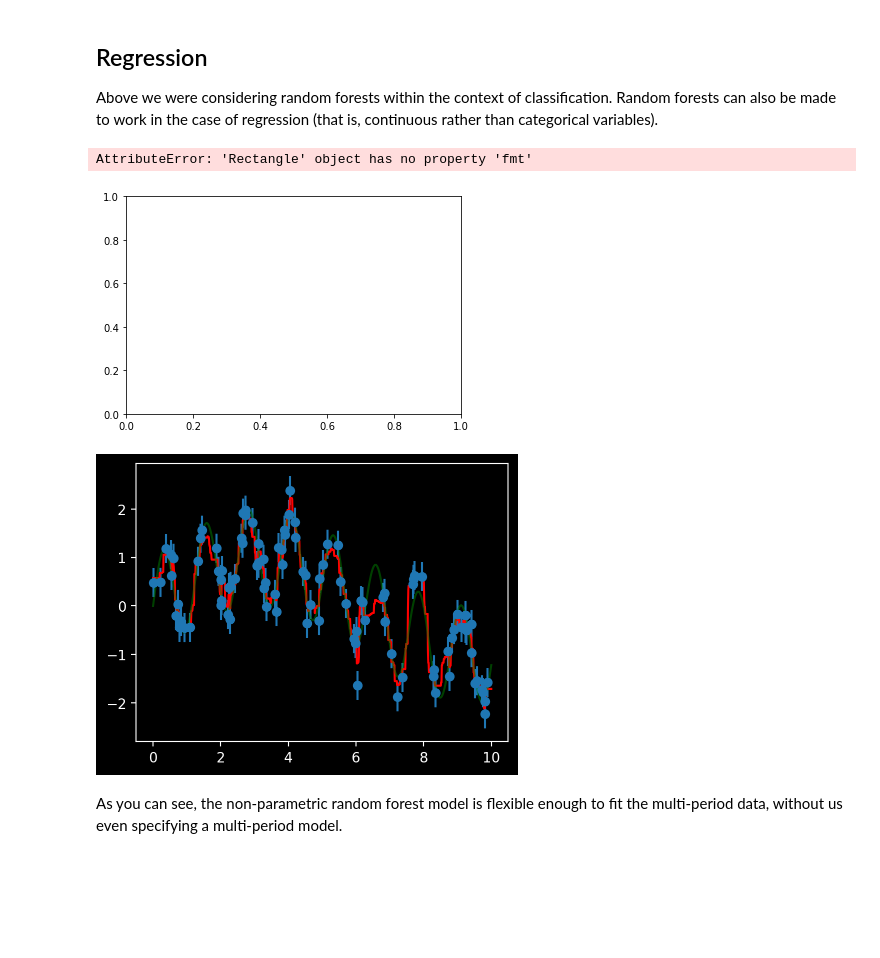
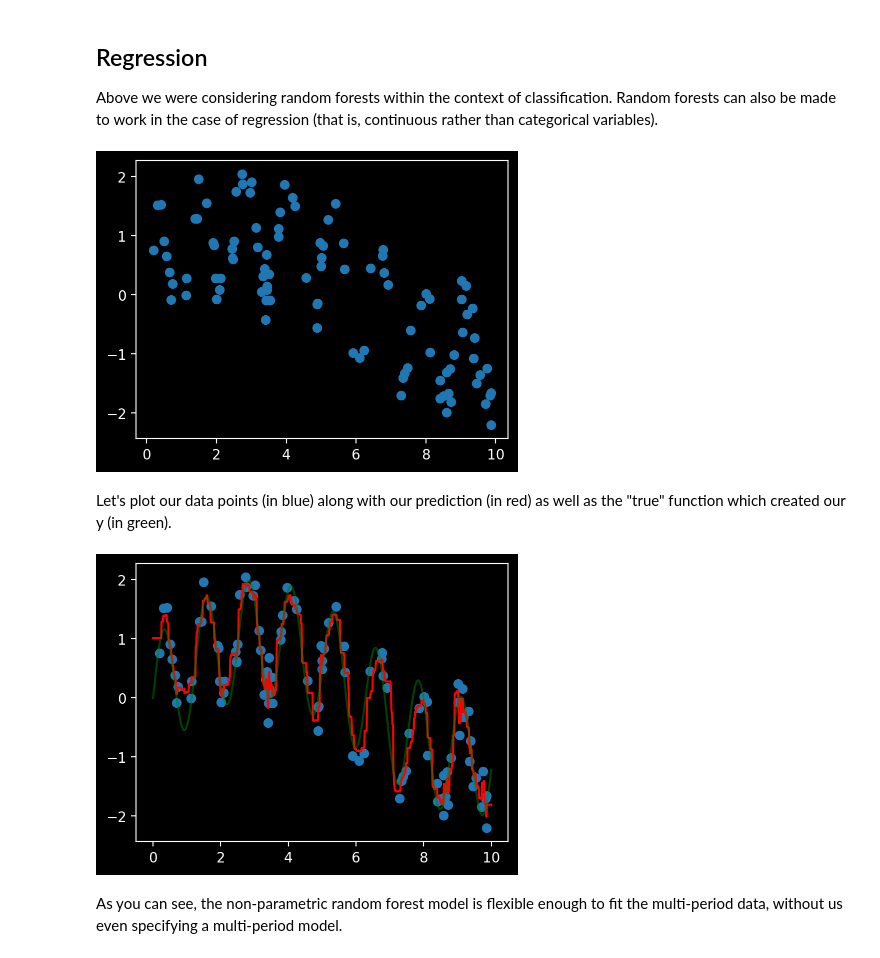
Before and after one commit to kirenz/ds-python, a Jupyter notebook: docs/trees.ipynb, the cells around one changed output. Cells and saved outputs as stored; diff of their text form; code cells hidden in the pictures; blank space fills up the shorter version.

```diff
--- a/docs/trees.ipynb
+++ b/docs/trees.ipynb
@@ -269,20 +268,19 @@ Above we were considering random forests within the context of classification. R
 # %%
 # HIDE CODE
 
 # make data
 x = 10 * np.random.rand(100)
 def model(x, sigma=0.3):
     fast_oscillation = np.sin(5 * x)
     slow_oscillation = np.sin(0.5 * x)
     noise = sigma * np.random.randn(len(x))
     return slow_oscillation + fast_oscillation + noise
 
 y = model(x)
-ytrue = model(xfit, 0)
-plt.bar(x, y, 0.3, fmt='o');
+
+plt.scatter(x, y);
 # %% [output]
-AttributeError: 'Rectangle' object has no property 'fmt'
-[figure, old version]
+[figure, new version]
 # %%
 xfit = np.linspace(0, 10, 1000)
 
@@ -290,13 +288,17 @@ clf = RandomForestRegressor(100)
 clf.fit(x[:, None], y)
 
 yfit = clf.predict(xfit[:, None])
+# %% [markdown]
+Let's plot our data points (in blue) along with our prediction (in red) as well as the "true" function which created our y (in green).
 # %%
 # HIDE CODE
-plt.errorbar(x, y, 0.3, fmt='o')
+ytrue = model(xfit, 0)
+
+plt.scatter(x, y)
 plt.plot(xfit, yfit, '-r');
 plt.plot(xfit, ytrue, '-g', alpha=0.5);
 # %% [output]
-[figure, old version]
+[figure, new version]
 # %% [markdown]
 As you can see, the non-parametric random forest model is flexible enough to fit the multi-period data, without us even specifying a multi-period model.
 # %% [markdown]
```
Also changed, not shown: parts of 7 cells of this notebook.
